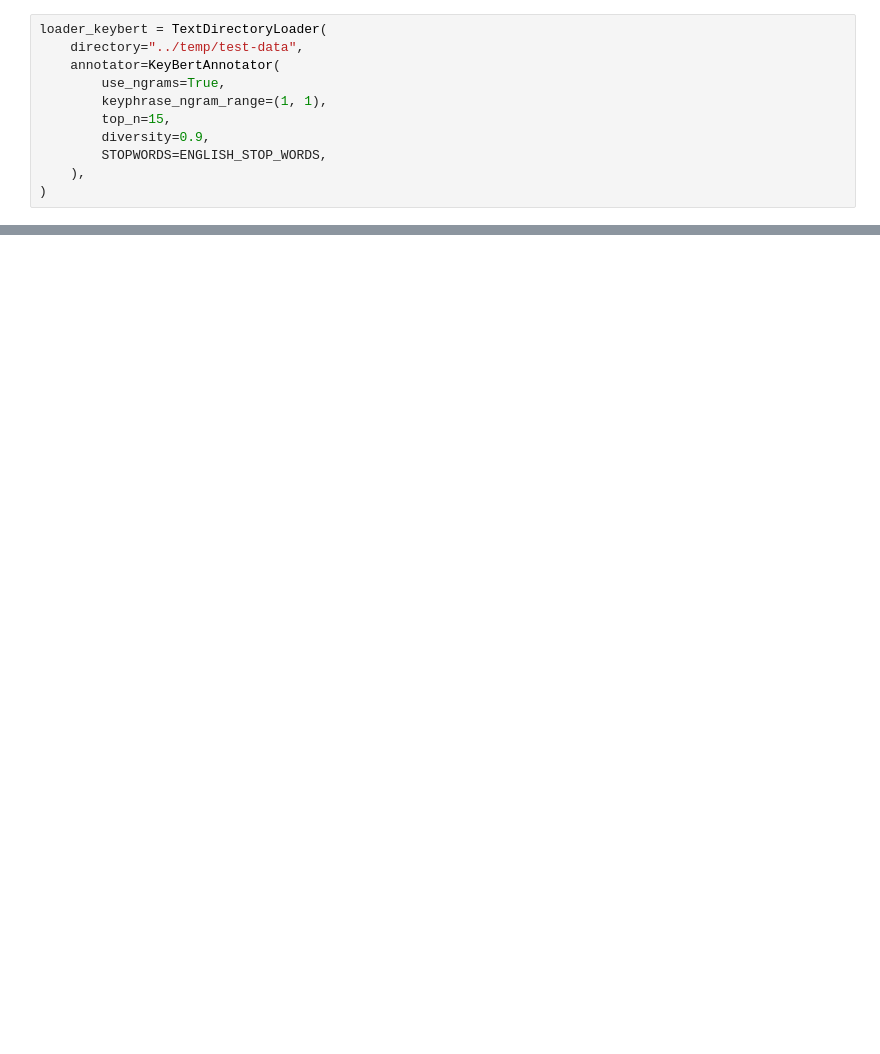
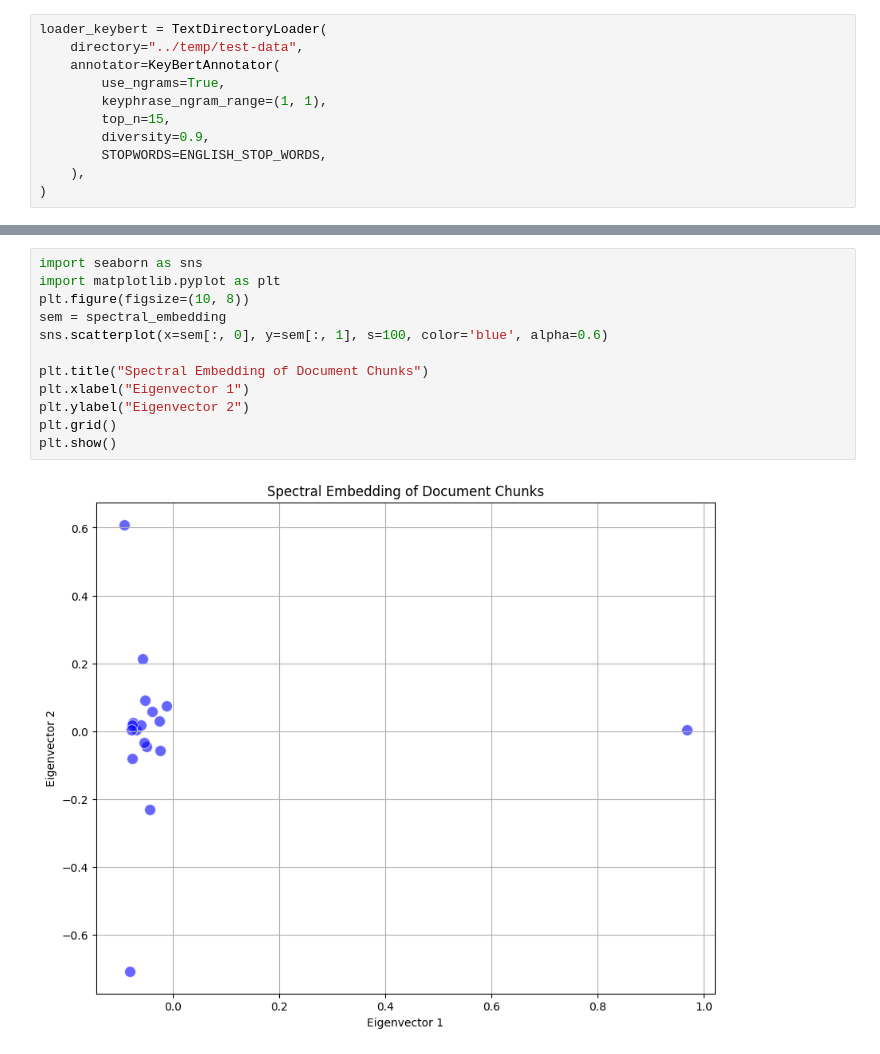
Before and after one commit to PhanindraParashar/rag-hub, a Jupyter notebook: src/notebooks/Chunking-Experiments.ipynb, the cells around one changed output, grey strips where cells are left out. Drawn from its saved outputs; the diff is of its cells as text; blank space fills up the shorter version.

```diff
--- a/src/notebooks/Chunking-Experiments.ipynb
+++ b/src/notebooks/Chunking-Experiments.ipynb
@@ -235,0 +1362,14 @@ pd.concat(sr).reset_index(drop=True)
+# %%
+import seaborn as sns
+import matplotlib.pyplot as plt
+plt.figure(figsize=(10, 8))
+sem = spectral_embedding
+sns.scatterplot(x=sem[:, 0], y=sem[:, 1], s=100, color='blue', alpha=0.6)
+
+plt.title("Spectral Embedding of Document Chunks")
+plt.xlabel("Eigenvector 1")
+plt.ylabel("Eigenvector 2")
+plt.grid()
+plt.show()
+# %% [output]
+[figure, added]
```
Also changed, not shown: parts of 83 cells of this notebook, 3 other files.
